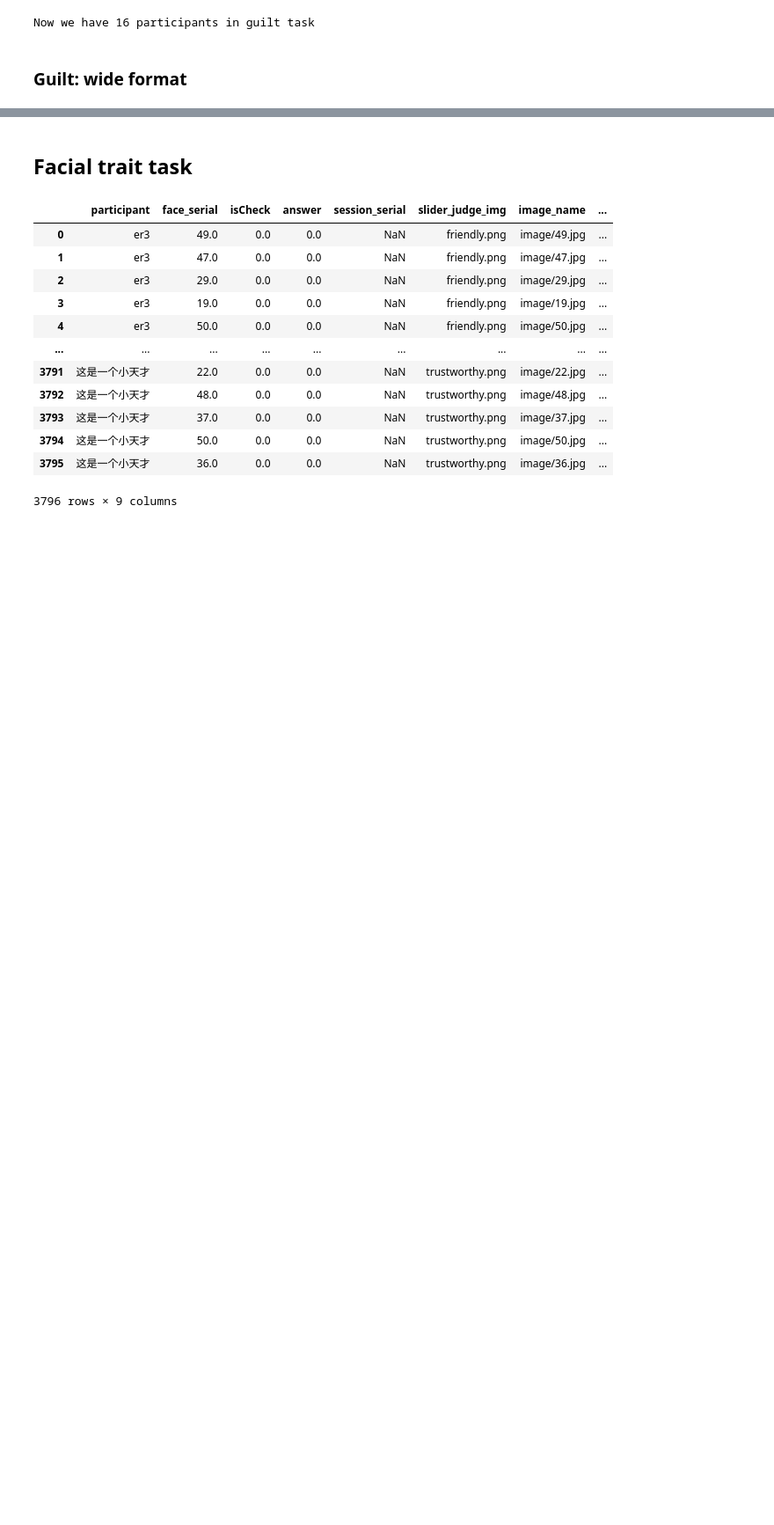
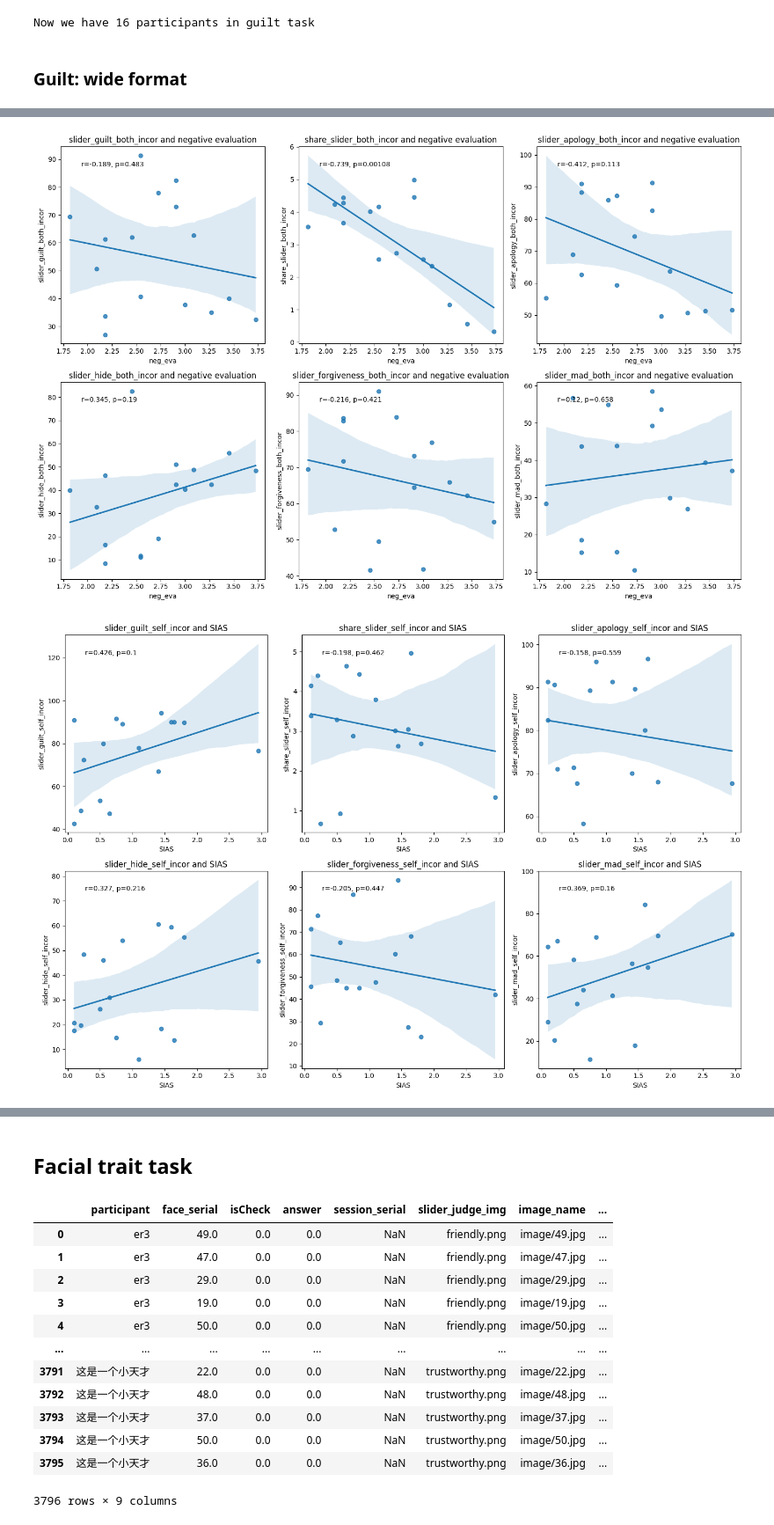
Before and after one commit to t-qin/YESLab-RA-training, a Jupyter notebook: Naodao/naodao_data_cleaning.ipynb, the cells around one changed output, grey strips where cells are left out. Shown at 88% size. Saved outputs shown, nothing was run; the diff lists cells and outputs as text; code cells hidden in the pictures; blank space fills up the shorter version.

```diff
--- a/Naodao/naodao_data_cleaning.ipynb
+++ b/Naodao/naodao_data_cleaning.ipynb
@@ -300,21 +279,3 @@ def raw2long(df,
     df_long = df_long.dropna(subset=[drop_according])
 
     return df_long
-# %%
-import numpy as np
-
-# start converting to long format
-dfs_guilt_long = []
-for df in dfs_guilt_clean:
-    dftolong = raw2long(df,
-                        keep_columns=subject_info,
-                        DVname=DVname,
-                        have_attention_check = True,
-                        check_missing = True,
-                        drop_according='stipic')
-    # check if the return is None
-    if dftolong is not None:
-        dfs_guilt_long.append(dftolong)
-    # print(f"Participant {df['participant'][0]}")
-
-# dfs_guilt_long.__len__() # 8 valid participants
@@ -481,0 +465,31 @@ df_wide.to_csv(savepath+'/naodao_guilt_task_wide_'+date+'.csv', index=False, enc
+# %%
+# plot the correlation between each dv and questionnaires
+figure, axes = plt.subplots(2, 3, figsize=(15, 10))
+dv_both_incor = [dv+'_both_incor' for dv in DVname]
+for i, dv in enumerate(dv_both_incor):
+    sns.regplot(y=dv, x='neg_eva', data=df_wide_q, ax=axes[i//3, i%3])
+    axes[i//3, i%3].set_title(f"{dv} and negative evaluation")
+    # compute the correlation and significance level and put it on the plot
+    [r, p] = pearsonr(df_wide_q[dv], df_wide_q['neg_eva'])
+    axes[i//3, i%3].text(0.1, 0.9, f"r={r:.3}, p={p:.3}", transform=axes[i//3, i%3].transAxes)
+plt.tight_layout()
+
+# How about the correlation between each dv under the condition of self_incor and SIAS?
+figure, axes = plt.subplots(2, 3, figsize=(15, 10))
+dv_self_incor = [dv+'_self_incor' for dv in DVname]
+for i, dv in enumerate(dv_self_incor):
+    sns.regplot(y=dv, x='SIAS', data=df_wide_q, ax=axes[i//3, i%3])
+    axes[i//3, i%3].set_title(f"{dv} and SIAS")
+    # compute the correlation and significance level and put it on the plot
+    [r, p] = pearsonr(df_wide_q[dv], df_wide_q['SIAS'])
+    axes[i//3, i%3].text(0.1, 0.9, f"r={r:.3}, p={p:.3}", transform=axes[i//3, i%3].transAxes)
+plt.tight_layout()
+
+# # plot the correlation between each dv and liebowitz
+# figure, axes = plt.subplots(2, 3, figsize=(15, 10))
+# for i, dv in enumerate(dv_diff):
+#     sns.regplot(y=dv, x='liebowitz_total', data=df_wide_q, ax=axes[i//3, i%3])
+#     axes[i//3, i%3].set_title(f"{dv} and liebowitz_total")
+# %% [output]
+[figure, added]
+[figure, added]
```
Also changed, not shown: parts of 34 cells of this notebook, 1 other file.
